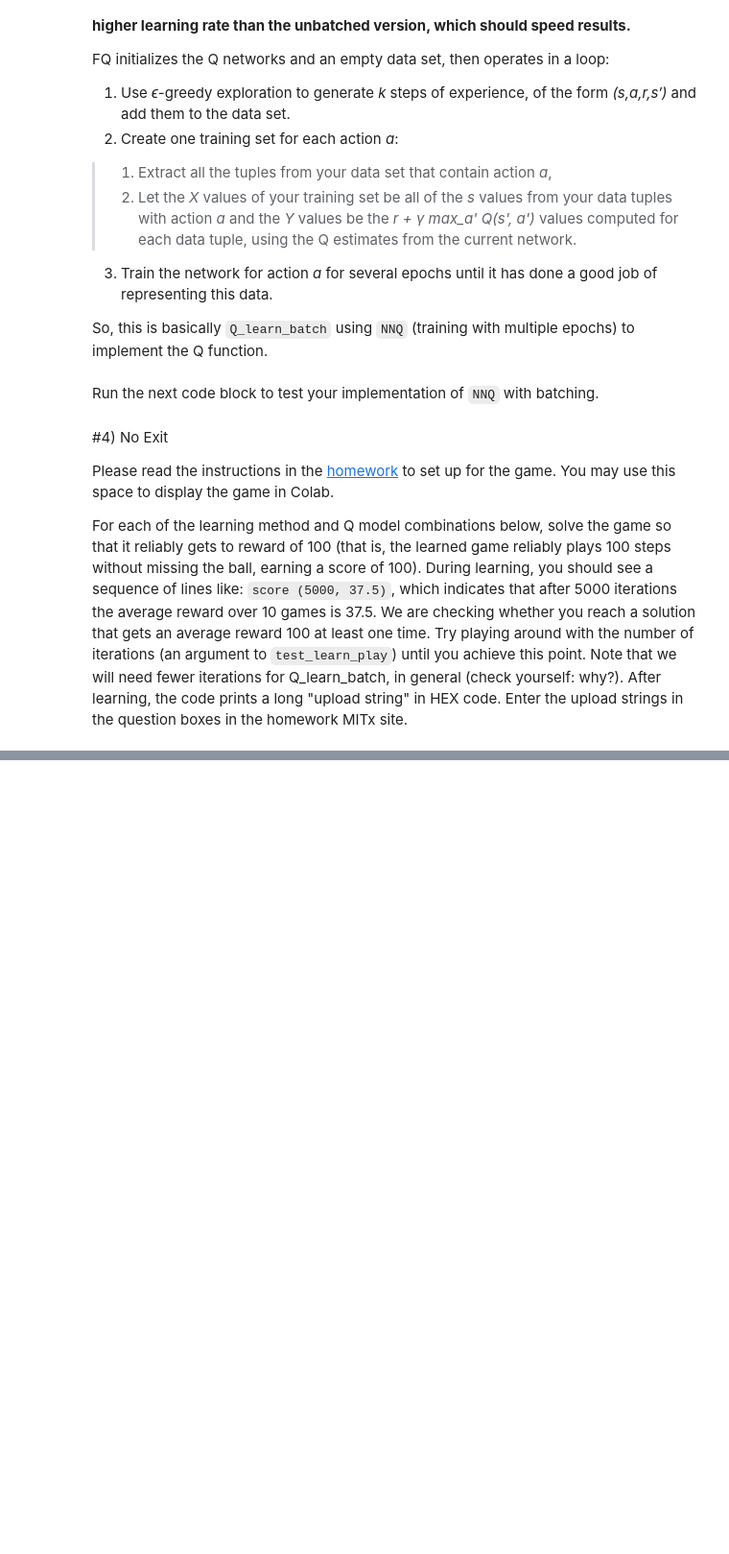
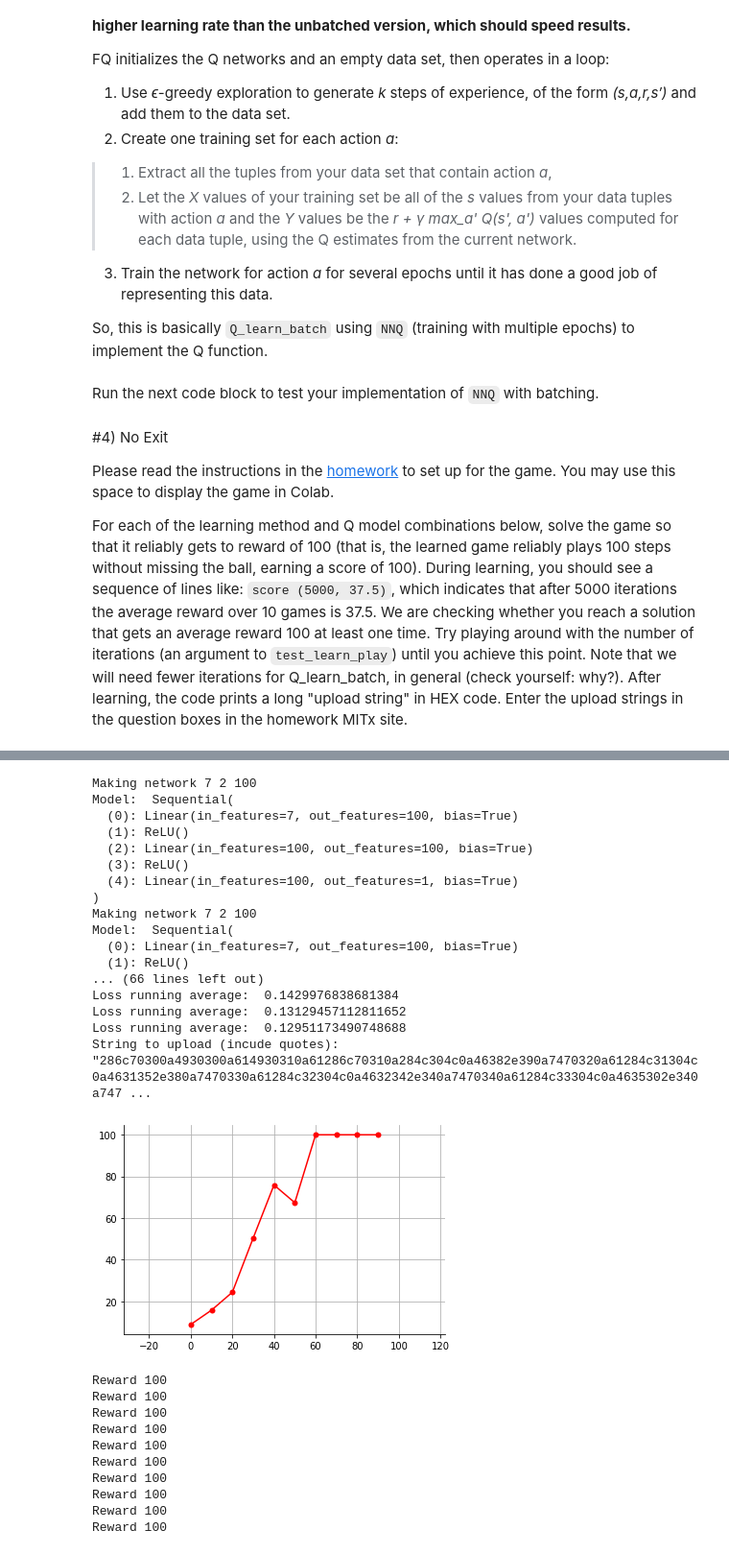
Before and after one commit to ToniRV/MIT_6.862_Applied_Machine_Learning, a Jupyter notebook: MIT_6_036_HW10.ipynb, the cells around one changed output, grey strips where cells are left out. Shown at 96% size. Drawn from its saved outputs; the diff is of its cells as text; code cells hidden in the pictures; blank space fills up the shorter version.

```diff
--- a/MIT_6_036_HW10.ipynb
+++ b/MIT_6_036_HW10.ipynb
@@ -698,4 +832,33 @@ code_for_hw10.test_learn_play(draw=True, iters=50, tabular=True, batch=True) # C
 code_for_hw10.test_learn_play(draw=True, iters=100000, tabular=False, batch=False)
 # %%
 # NN Batch Q-learn (Fitted Q-learn)
-code_for_hw10.test_learn_play(draw=True, iters=50, tabular=False, batch=True)
+code_for_hw10.test_learn_play(draw=False, iters=100, tabular=False, batch=True)
+# %% [output]
+Making network 7 2 100
+Model:  Sequential(
+  (0): Linear(in_features=7, out_features=100, bias=True)
+  (1): ReLU()
+  (2): Linear(in_features=100, out_features=100, bias=True)
+  (3): ReLU()
+  (4): Linear(in_features=100, out_features=1, bias=True)
+)
+Making network 7 2 100
+Model:  Sequential(
+  (0): Linear(in_features=7, out_features=100, bias=True)
+  (1): ReLU()
+... (66 lines left out)
+Loss running average:  0.1429976838681384
+Loss running average:  0.13129457112811652
+Loss running average:  0.12951173490748688
+String to upload (incude quotes): "286c70300a4930300a614930310a61286c70310a284c304c0a46382e390a7470320a61284c31304c0a4631352e380a7470330a61284c32304c0a4632342e340a7470340a61284c33304c0a4635302e340a747 ...
+[figure, added]
+Reward 100
+Reward 100
+Reward 100
+Reward 100
+Reward 100
+Reward 100
+Reward 100
+Reward 100
+Reward 100
+Reward 100
```
Also changed, not shown: parts of 13 cells of this notebook.
